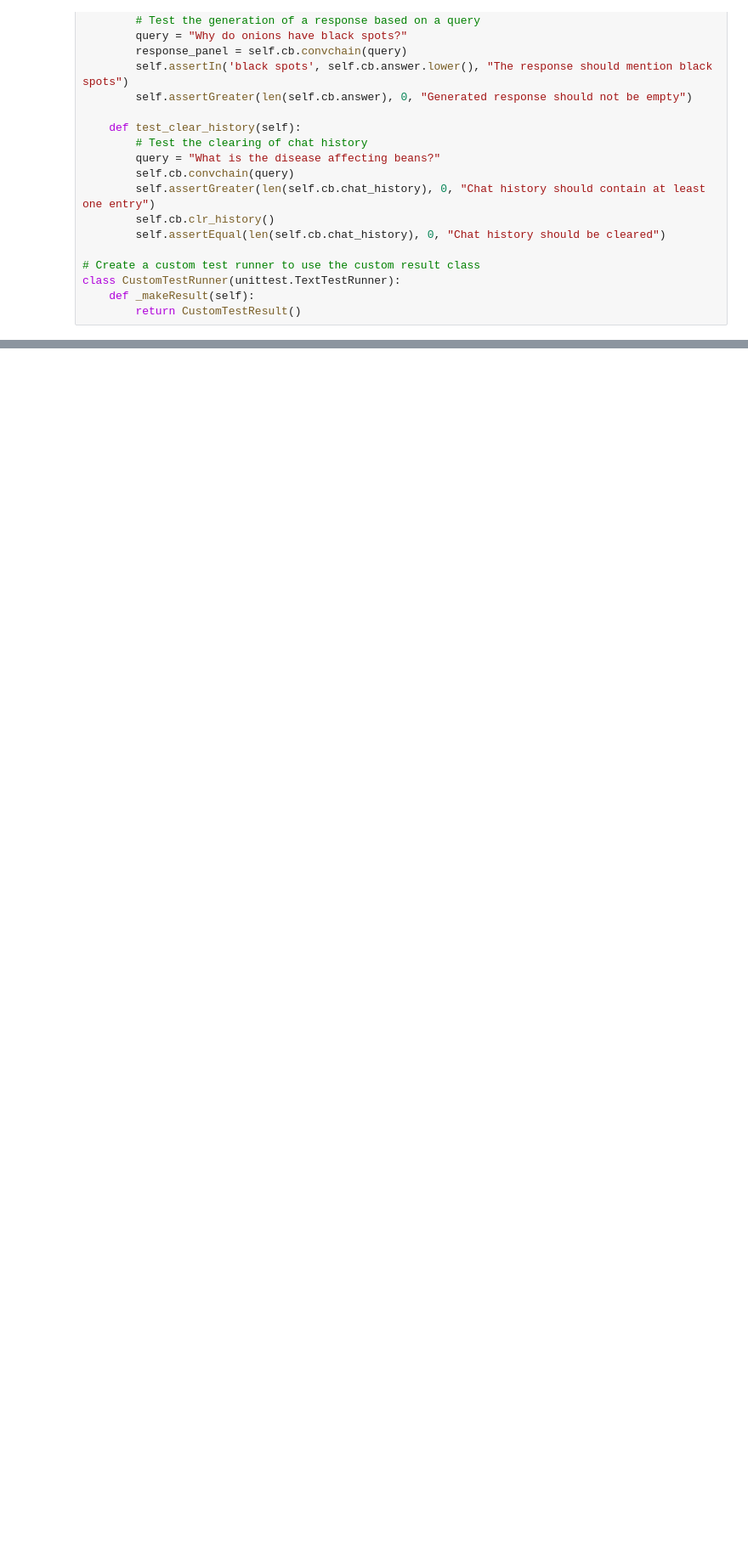
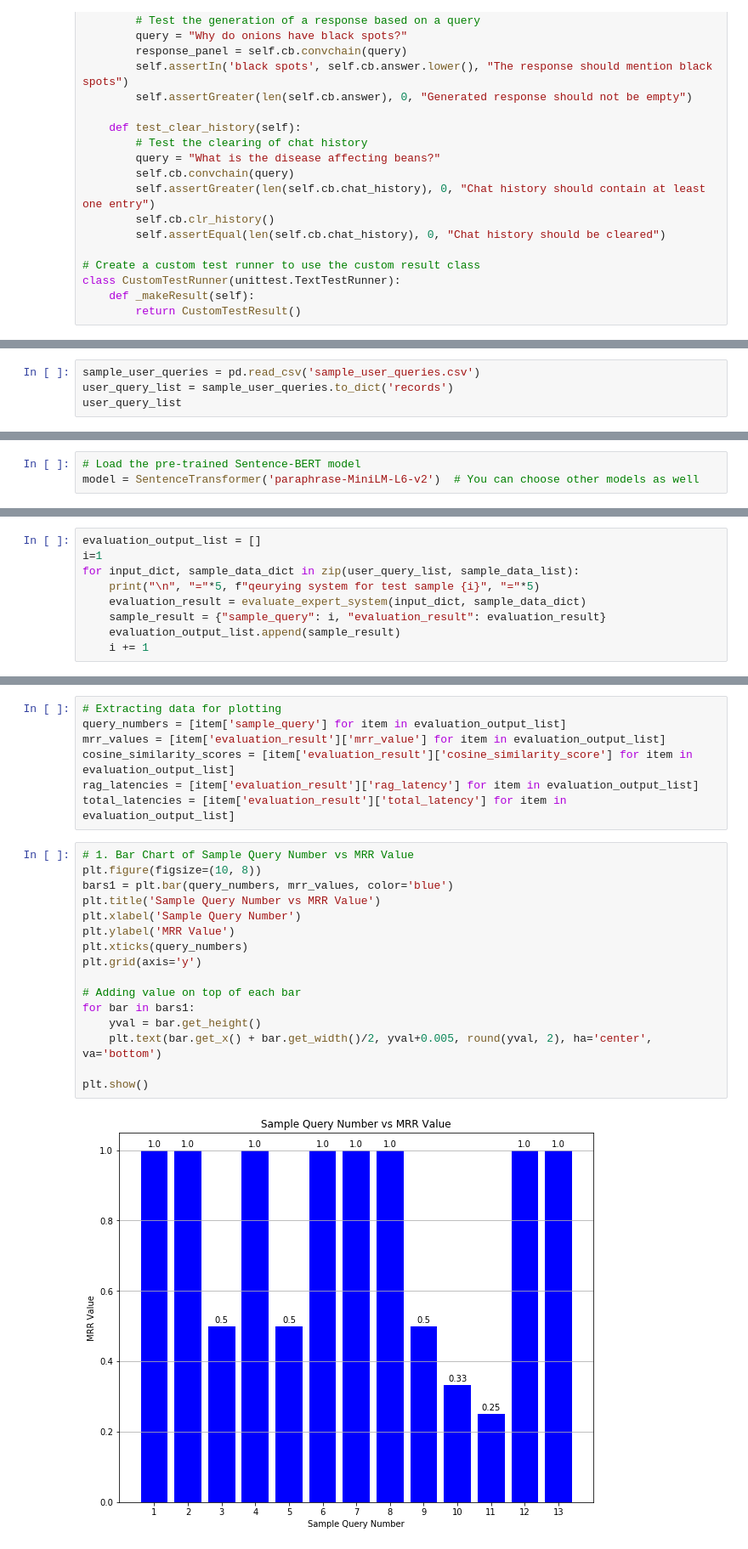
Before and after one commit to udhtaz/RAG-using-openai-langchain-for-expert-system, a Jupyter notebook: Expert System for Crop Disease Diagnosis and Management.ipynb, the cells around one changed output, grey strips where cells are left out. Shown at 85% size. Saved outputs shown, nothing was run; the diff lists cells and outputs as text; blank space fills up the shorter version.

Commit message:
added retrieval and evaluation metrics

```diff
--- a/Expert System for Crop Disease Diagnosis and Management.ipynb
+++ b/Expert System for Crop Disease Diagnosis and Management.ipynb
@@ -400,0 +468,4 @@ OK
+# %%
+sample_user_queries = pd.read_csv('sample_user_queries.csv')
+user_query_list = sample_user_queries.to_dict('records')
+user_query_list
@@ -400,0 +492,3 @@ OK
+# %%
+# Load the pre-trained Sentence-BERT model
+model = SentenceTransformer('paraphrase-MiniLM-L6-v2')  # You can choose other models as well
@@ -400,0 +580,9 @@ OK
+# %%
+evaluation_output_list = []
+i=1
+for input_dict, sample_data_dict in zip(user_query_list, sample_data_list):
+    print("\n", "="*5, f"qeurying system for test sample {i}", "="*5)
+    evaluation_result = evaluate_expert_system(input_dict, sample_data_dict)
+    sample_result = {"sample_query": i, "evaluation_result": evaluation_result}
+    evaluation_output_list.append(sample_result)
+    i += 1
@@ -400,0 +629,25 @@ OK
+# %%
+# Extracting data for plotting
+query_numbers = [item['sample_query'] for item in evaluation_output_list]
+mrr_values = [item['evaluation_result']['mrr_value'] for item in evaluation_output_list]
+cosine_similarity_scores = [item['evaluation_result']['cosine_similarity_score'] for item in evaluation_output_list]
+rag_latencies = [item['evaluation_result']['rag_latency'] for item in evaluation_output_list]
+total_latencies = [item['evaluation_result']['total_latency'] for item in evaluation_output_list]
+# %%
+# 1. Bar Chart of Sample Query Number vs MRR Value
+plt.figure(figsize=(10, 8))
+bars1 = plt.bar(query_numbers, mrr_values, color='blue')
+plt.title('Sample Query Number vs MRR Value')
+plt.xlabel('Sample Query Number')
+plt.ylabel('MRR Value')
+plt.xticks(query_numbers)
+plt.grid(axis='y')
+
+# Adding value on top of each bar
+for bar in bars1:
+    yval = bar.get_height()
+    plt.text(bar.get_x() + bar.get_width()/2, yval+0.005, round(yval, 2), ha='center', va='bottom')
+
+plt.show()
+# %% [output]
+[figure, added]
```
Also changed, not shown: parts of 20 cells of this notebook, 5 other files.
